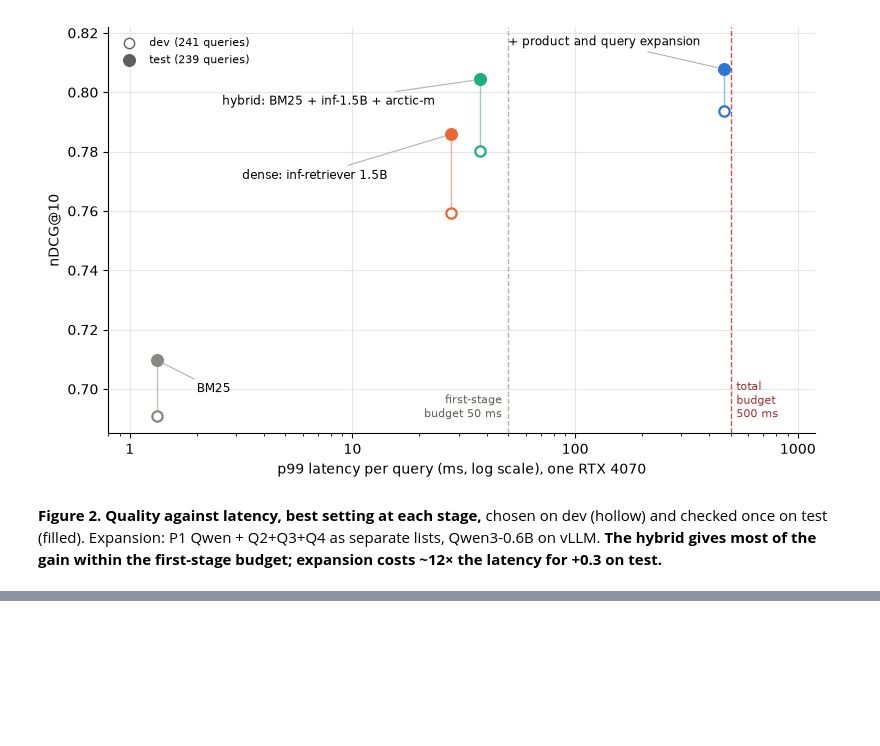
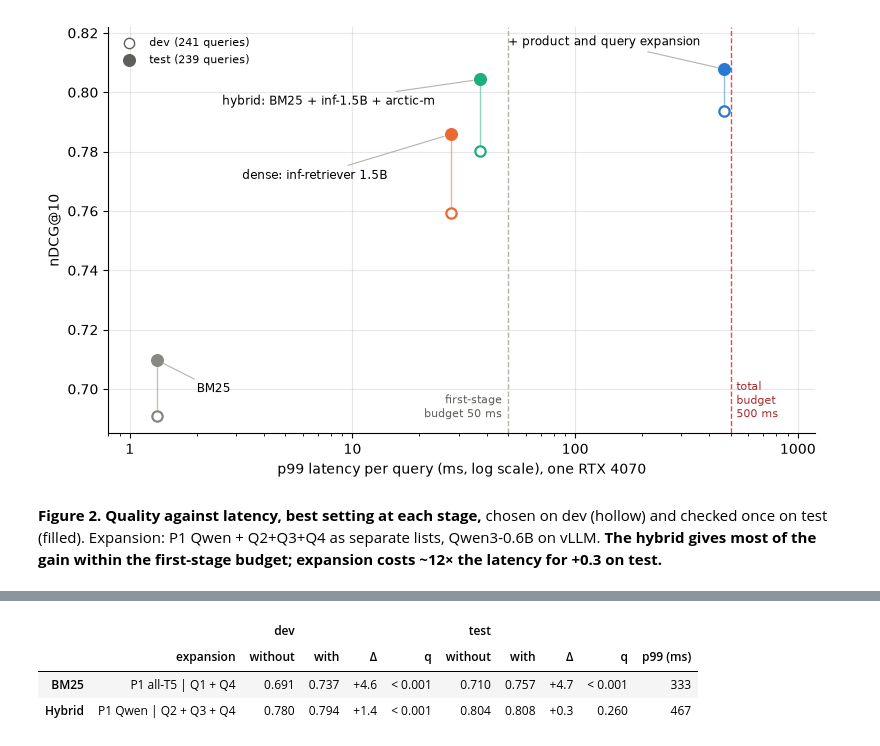
Before and after one commit to OlleOltorp/llm-product-search, a Jupyter notebook: notebooks/08_test.ipynb, the cells around one changed output, grey strips where cells are left out. Saved outputs shown, nothing was run; the diff lists cells and outputs as text; code cells hidden in the pictures; blank space fills up the shorter version.

Commit message:
docs: add best-expansion table to test notebook

```diff
--- a/notebooks/08_test.ipynb
+++ b/notebooks/08_test.ipynb
@@ -74,7 +79,9 @@ Fixed on dev before test was opened: BM25 (default settings), inf-1.5B, arctic-m
 # %%
 table = pd.DataFrame(
     {
-        (label, side): {name: frame[metric].mean() for name, frame in base[side].items()}
+        (label, side): {
+            name: frame[metric].mean() for name, frame in base[side].items()
+        }
         for metric, label in METRICS.items()
         for side in ("dev", "test")
     }
@@ -92,7 +99,10 @@ display(table.style.format("{:.3f}"))
 # %% [markdown]
 ## 3. Expansion on top of the hybrid
 # %%
-hybrid = {side: grid[(grid.system == "hybrid")].set_index(KEYS[1:]) for side, grid in grids.items()}
+hybrid = {
+    side: grid[(grid.system == "hybrid")].set_index(KEYS[1:])
+    for side, grid in grids.items()
+}
 rows = hybrid["dev"].index.intersection(hybrid["test"].index)
 order = hybrid["test"].loc[rows].sort_values("Δ nDCG@10").index
 fig, axes = plt.subplots(1, 2, figsize=(11, 5.2), sharey=True)
@@ -127,7 +137,12 @@ axes[0].set_yticks(
 axes[0].plot([], [], DEV[1], color=DEV[0], label="dev")
 axes[0].plot([], [], TEST[1], color=TEST[0], label="test")
 axes[0].plot(
-    [], [], "o", color="white", markeredgecolor="#888780", label="not significant (q ≥ 0.05)"
+    [],
+    [],
+    "o",
+    color="white",
+    markeredgecolor="#888780",
+    label="not significant (q ≥ 0.05)",
 )
 fig.legend(fontsize=8, loc="lower center", ncol=3, frameon=False)
 plt.tight_layout(rect=(0, 0.05, 1, 1))
@@ -150,7 +165,9 @@ def share_better(side: str, system: str, metric: str) -> tuple[int, int]:
     grid = grids[side].set_index(KEYS)
     chosen = grids["test"][grids["test"].system == system].set_index(KEYS)
     rows = grid.loc[grid.index.intersection(chosen.index)]
-    return int(((rows[f"q {metric}"] < Q_RULE) & (rows[f"Δ {metric}"] > 0)).sum()), len(rows)
+    return int(((rows[f"q {metric}"] < Q_RULE) & (rows[f"Δ {metric}"] > 0)).sum()), len(
+        rows
+    )
 
 
 def pair(side: str, a: str, b: str) -> str:
@@ -295,0 +330,59 @@ plt.show()
+# %%
+timed_rows = timed.set_index(KEYS)
+
+
+def best_expansion(system: str) -> tuple[str, ...]:
+    """Of a system's combinations scored on test, the one with the largest dev gain.
+
+    Gains within 0.1 point count as ties, broken by the smaller q.
+    """
+    chosen = grids["test"][grids["test"].system == system].set_index(KEYS).index
+    rows = grids["dev"].set_index(KEYS).loc[chosen]
+    rows = rows.assign(rounded=rows["Δ nDCG@10"].round(1))
+    return rows.sort_values(["rounded", "q nDCG@10"], ascending=[False, True]).index[0]
+
+
+def q_text(q: float) -> str:
+    return "< 0.001" if q < 0.001 else f"{q:.3f}"
+
+
+best_rows = {}
+for system, name in (("bm25", "BM25"), ("hybrid", "Hybrid")):
+    key = best_expansion(system)
+    row: dict[tuple[str, str], object] = {
+        ("", "expansion"): f"{combo(key[2])}  |  {combo(key[3])}"
+    }
+    for side in ("dev", "test"):
+        scored = grids[side].set_index(KEYS).loc[key]
+        row[(side, "without")] = scored["base nDCG@10"]
+        row[(side, "with")] = scored["nDCG@10"]
+        row[(side, "Δ")] = scored["Δ nDCG@10"]
+        row[(side, "q")] = scored["q nDCG@10"]
+    row[("", "p99 (ms)")] = timed_rows.loc[key, "p99_ms"]
+    best_rows[name] = row
+best_table = pd.DataFrame(best_rows).T
+best_table.columns = pd.MultiIndex.from_tuples(best_table.columns)
+
+
+def significant(column: pd.Series) -> list[str]:
+    side = column.name[0]
+    return [
+        f"background-color: {GREEN}" if q < Q_RULE else ""
+        for q in best_table[(side, "q")]
+    ]
+
+
+display(
+    best_table.style.format(
+        "{:.3f}", subset=[(s, c) for s in ("dev", "test") for c in ("without", "with")]
+    )
+    .format("{:+.1f}", subset=[(s, "Δ") for s in ("dev", "test")])
+    .format(q_text, subset=[(s, "q") for s in ("dev", "test")])
+    .format("{:,.0f}", subset=[("", "p99 (ms)")])
+    .apply(significant, subset=[(s, "Δ") for s in ("dev", "test")])
+)
+# %% [output]
+|  |  | dev |  |  |  | test |  |  |  |  |
+|  | expansion | without | with | Δ | q | without | with | Δ | q | p99 (ms) |
+| BM25 | P1 all-T5 | Q1 + Q4 | 0.691 | 0.737 | +4.6 | < 0.001 | 0.710 | 0.757 | +4.7 | < 0.001 | 333 |
+| Hybrid | P1 Qwen | Q2 + Q3 + Q4 | 0.780 | 0.794 | +1.4 | < 0.001 | 0.804 | 0.808 | +0.3 | 0.260 | 467 |
```
Also changed, not shown: parts of 5 cells of this notebook.
